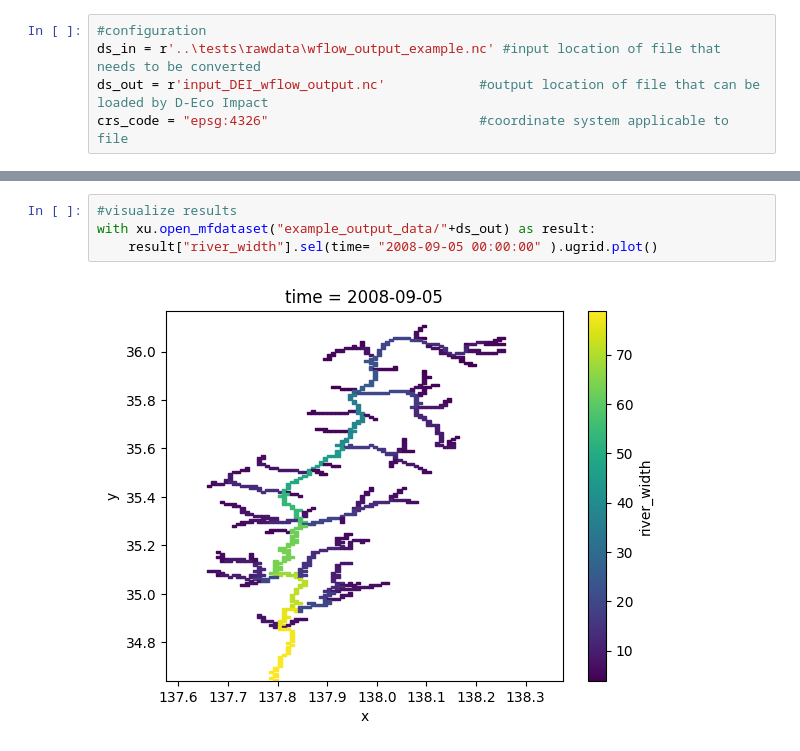
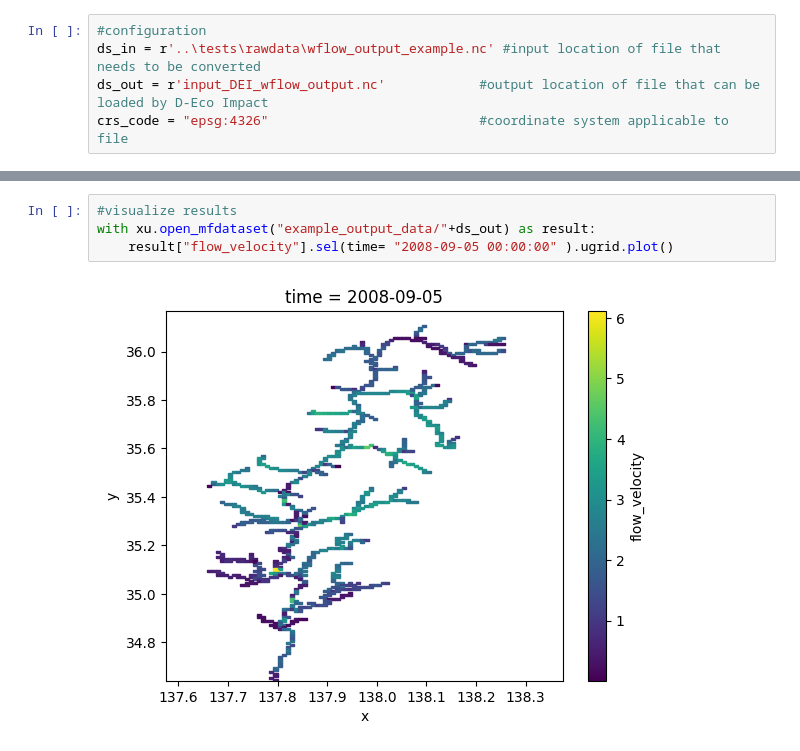
Before and after one commit to Deltares-research/decoimpact_examples, a Jupyter notebook: preprocessing/wflow_conv_to_Ugrid_Netcdf.ipynb, the cells around one changed output, grey strips where cells are left out. Drawn from its saved outputs; the diff is of its cells as text.

```diff
--- a/preprocessing/wflow_conv_to_Ugrid_Netcdf.ipynb
+++ b/preprocessing/wflow_conv_to_Ugrid_Netcdf.ipynb
@@ -74,6 +77,6 @@ Done.
 # %%
 #visualize results
 with xu.open_mfdataset("example_output_data/"+ds_out) as result:
-    result["river_width"].sel(time= "2008-09-05 00:00:00" ).ugrid.plot()
+    result["flow_velocity"].sel(time= "2008-09-05 00:00:00" ).ugrid.plot()
 # %% [output]
-[figure, old version]
+[figure, new version]
```
Also changed, not shown: parts of 1 cell of this notebook.
